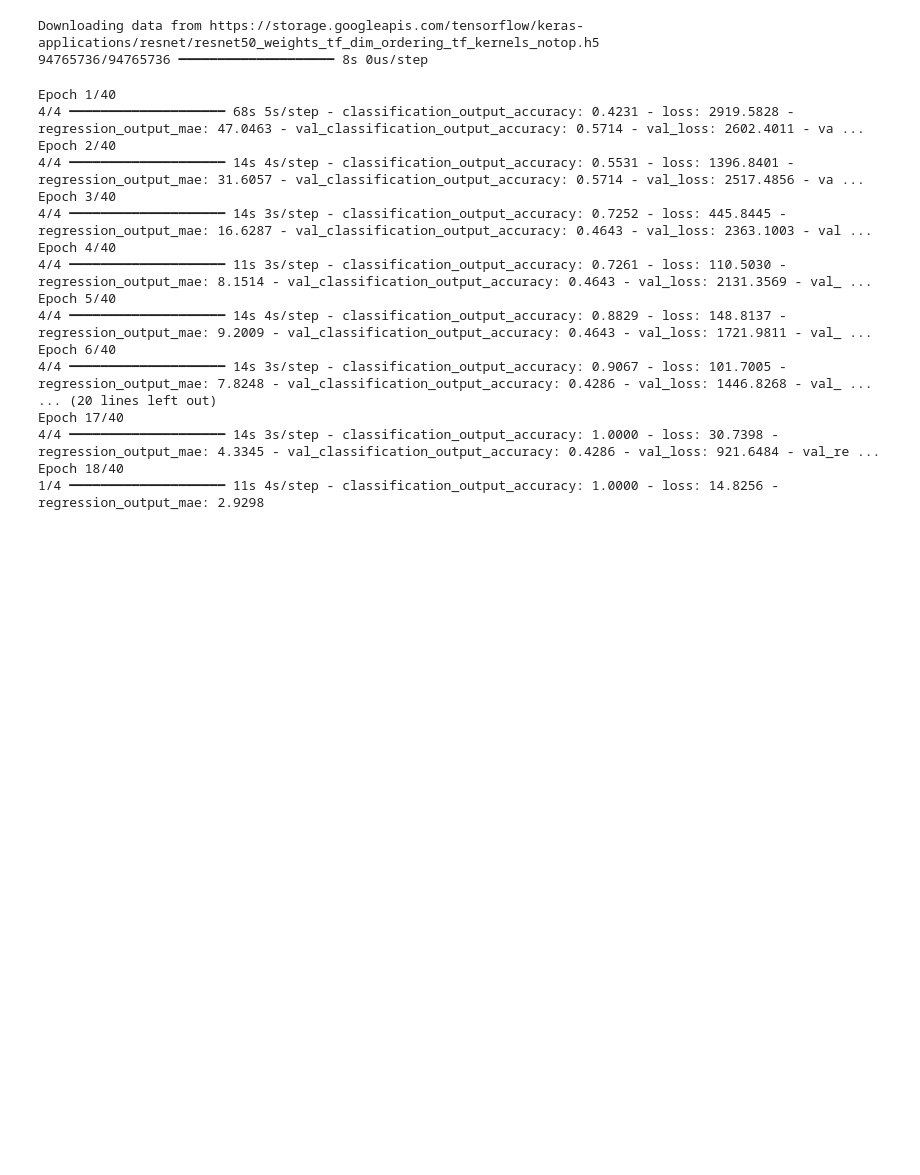
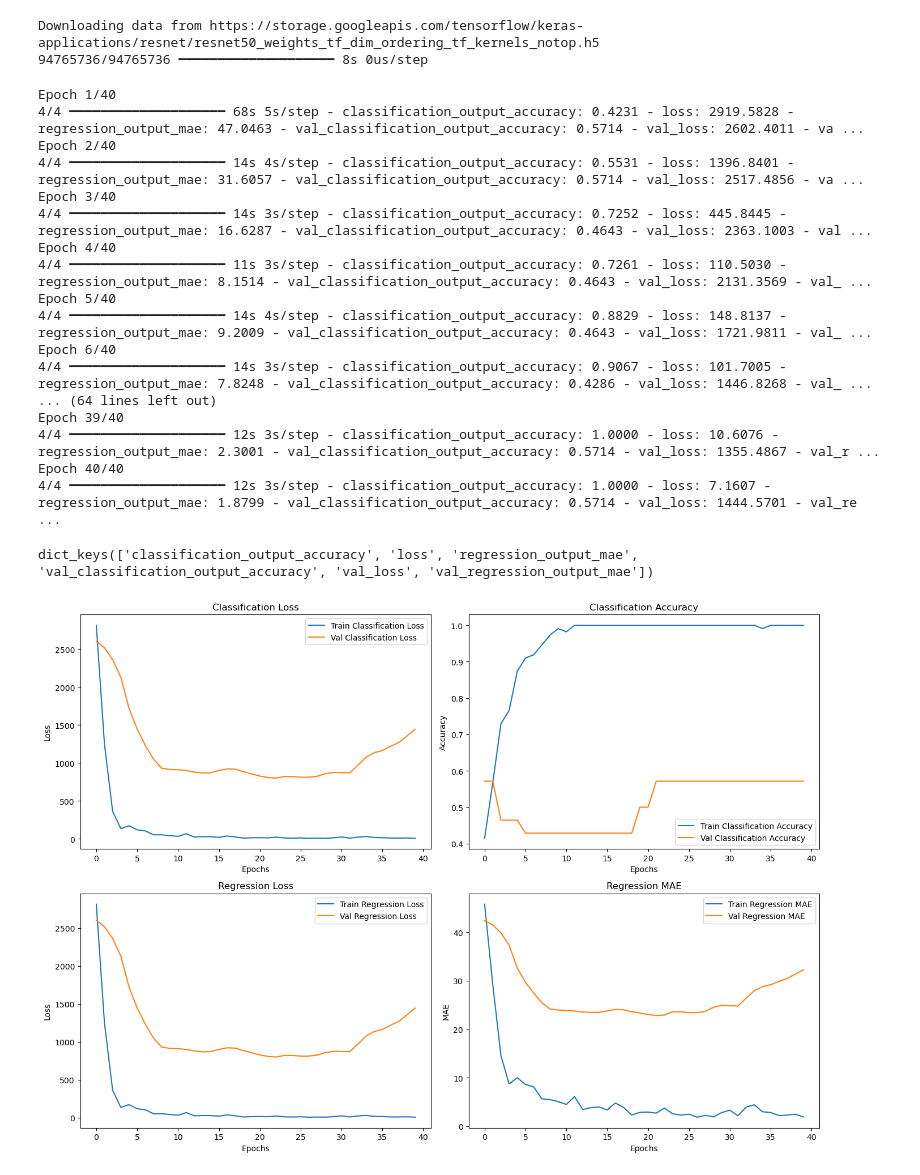
Before and after one commit to shekharbiswas/Multi-CNN, a Jupyter notebook: pretrained.ipynb, the cells around one changed output. Cells and saved outputs as stored; diff of their text form; code cells hidden in the pictures; blank space fills up the shorter version.

```diff
--- a/pretrained.ipynb
+++ b/pretrained.ipynb
@@ -93,8 +93,8 @@ model = Model(inputs=inputs, outputs=[classification_output, regression_output])
 # %%
 # Compile the model with appropriate loss functions and metrics for both classification and regression
 # mae
-model.compile(optimizer=Adam(learning_rate=0.0001),
-              loss={'classification_output': 'binary_crossentropy', 'regression_output': 'mean_squared_error'},
+model.compile(optimizer=Adam(learning_rate=0.001),
+              loss={'classification_output': 'binary_crossentropy', 'regression_output': 'mae'},
               metrics={'classification_output': 'accuracy', 'regression_output': 'mae'})
 # %%
 history = model.fit(x_train,
@@ -113,47 +113,53 @@ Epoch 5/40
 4/4 ━━━━━━━━━━━━━━━━━━━━ 14s 4s/step - classification_output_accuracy: 0.8829 - loss: 148.8137 - regression_output_mae: 9.2009 - val_classification_output_accuracy: 0.4643 - val_loss: 1721.9811 - val_ ...
 Epoch 6/40
 4/4 ━━━━━━━━━━━━━━━━━━━━ 14s 3s/step - classification_output_accuracy: 0.9067 - loss: 101.7005 - regression_output_mae: 7.8248 - val_classification_output_accuracy: 0.4286 - val_loss: 1446.8268 - val_ ...
-... (20 lines left out)
-Epoch 17/40
-4/4 ━━━━━━━━━━━━━━━━━━━━ 14s 3s/step - classification_output_accuracy: 1.0000 - loss: 30.7398 - regression_output_mae: 4.3345 - val_classification_output_accuracy: 0.4286 - val_loss: 921.6484 - val_re ...
-Epoch 18/40
-1/4 ━━━━━━━━━━━━━━━━━━━━ 11s 4s/step - classification_output_accuracy: 1.0000 - loss: 14.8256 - regression_output_mae: 2.9298
+... (64 lines left out)
+Epoch 39/40
+4/4 ━━━━━━━━━━━━━━━━━━━━ 12s 3s/step - classification_output_accuracy: 1.0000 - loss: 10.6076 - regression_output_mae: 2.3001 - val_classification_output_accuracy: 0.5714 - val_loss: 1355.4867 - val_r ...
+Epoch 40/40
+4/4 ━━━━━━━━━━━━━━━━━━━━ 12s 3s/step - classification_output_accuracy: 1.0000 - loss: 7.1607 - regression_output_mae: 1.8799 - val_classification_output_accuracy: 0.5714 - val_loss: 1444.5701 - val_re ...
+# %%
+print(history.history.keys())
+# %% [output]
+dict_keys(['classification_output_accuracy', 'loss', 'regression_output_mae', 'val_classification_output_accuracy', 'val_loss', 'val_regression_output_mae'])
 # %%
 # Create a 2x2 grid for the plots
 fig, axs = plt.subplots(2, 2, figsize=(14, 10))
 
 # Plot the loss of the gender classification over the training and validation set
-axs[0, 0].plot(history.history['classification_output_loss'], label='Train Classification Loss')
-axs[0, 0].plot(history.history['val_classification_output_loss'], label='Val Classification Loss')
+axs[0, 0].plot(history.history['loss'], label='Train Classification Loss')
+axs[0, 0].plot(history.history['val_loss'], label='Val Classification Loss')
 axs[0, 0].set_title('Classification Loss')
 axs[0, 0].set_xlabel('Epochs')
 axs[0, 0].set_ylabel('Loss')
 axs[0, 0].legend()
 
 # Plot the accuracy of the gender classification over the training and validation set
 axs[0, 1].plot(history.history['classification_output_accuracy'], label='Train Classification Accuracy')
 axs[0, 1].plot(history.history['val_classification_output_accuracy'], label='Val Classification Accuracy')
 axs[0, 1].set_title('Classification Accuracy')
 axs[0, 1].set_xlabel('Epochs')
 axs[0, 1].set_ylabel('Accuracy')
 axs[0, 1].legend()
 
 # Plot the loss of the age estimation over the training and validation set
-axs[1, 0].plot(history.history['regression_output_loss'], label='Train Regression Loss')
-axs[1, 0].plot(history.history['val_regression_output_loss'], label='Val Regression Loss')
+axs[1, 0].plot(history.history['loss'], label='Train Regression Loss')
+axs[1, 0].plot(history.history['val_loss'], label='Val Regression Loss')
 axs[1, 0].set_title('Regression Loss')
 axs[1, 0].set_xlabel('Epochs')
 axs[1, 0].set_ylabel('Loss')
 axs[1, 0].legend()
 
 # Plot the MAE of the age estimation over the training and validation set
 axs[1, 1].plot(history.history['regression_output_mae'], label='Train Regression MAE')
 axs[1, 1].plot(history.history['val_regression_output_mae'], label='Val Regression MAE')
 axs[1, 1].set_title('Regression MAE')
 axs[1, 1].set_xlabel('Epochs')
 axs[1, 1].set_ylabel('MAE')
 axs[1, 1].legend()
 
 # Adjust layout
 plt.tight_layout()
 plt.show()
+# %% [output]
+[figure, added]
```
